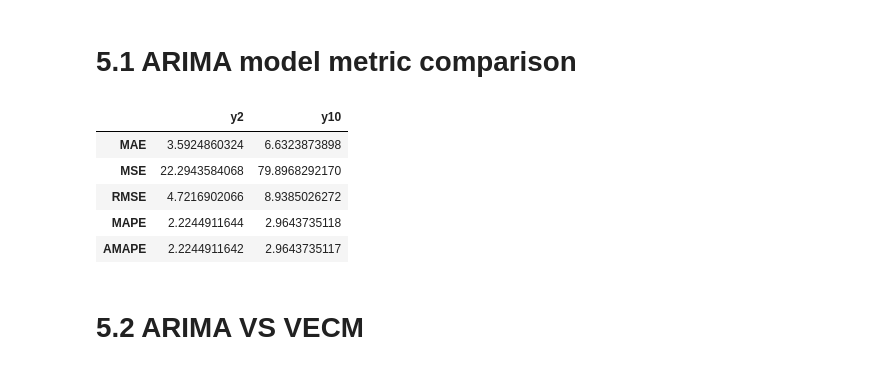
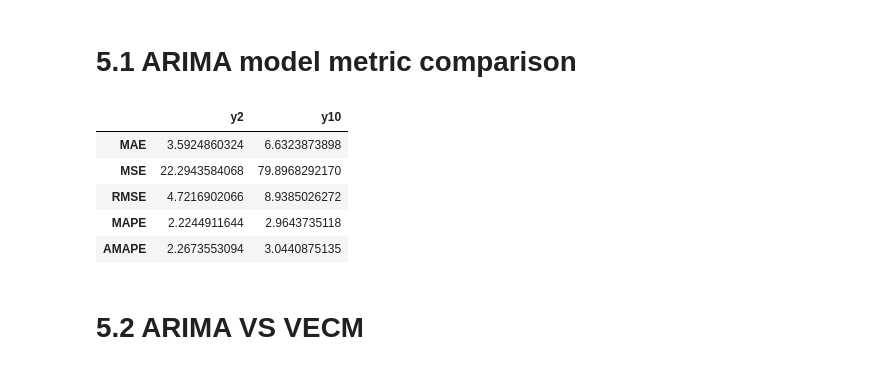
Before and after one commit to isidromoroso/TSA_project, a Jupyter notebook: Task1_JST_IMV.ipynb, the cells around one changed output. Cells and saved outputs as stored; diff of their text form; code cells hidden in the pictures.

Commit message:
Fixed error in Metric comparison

```diff
--- a/Task1_JST_IMV.ipynb
+++ b/Task1_JST_IMV.ipynb
@@ -2114,28 +2114,36 @@ AMAPE:2.96%
 # 5.1 ARIMA model metric comparison
 # %%
 # === ARIMA evaluation metrics ================================================
-# helper defined once near notebook top – no need to redefine here
-# def calc_metrics(true, pred): ...
+from sklearn.metrics import mean_absolute_error, mean_squared_error
+
+def calc_metrics(actual, pred):
+    mae  = mean_absolute_error(actual, pred)
+    mse  = mean_squared_error(actual, pred)
+    rmse = np.sqrt(mse)
+    mape = np.mean(np.abs((actual - pred) / actual)) * 100
+    amape = np.mean(np.abs((actual - pred) /
+                           ((np.abs(actual) + np.abs(pred)) / 2 + 1e-8))) * 100
+    return mae, mse, rmse, mape, amape
 
 arima_results = {}
 for label, df in [('y2', forecast_df), ('y10', forecast_df_y10)]:
     arima_results[label] = calc_metrics(
         df[f'actual {label}'].values,
         df['forecast'].values
     )
 
 metrics_arima_df = pd.DataFrame(
     arima_results,
     index=['MAE', 'MSE', 'RMSE', 'MAPE', 'AMAPE']
 )
 metrics_arima_df   # keep this variable for the final merge
 # %% [output]
 |  | y2 | y10 |
 | MAE | 3.5924860324 | 6.6323873898 |
 | MSE | 22.2943584068 | 79.8968292170 |
 | RMSE | 4.7216902066 | 8.9385026272 |
 | MAPE | 2.2244911644 | 2.9643735118 |
-| AMAPE | 2.2244911642 | 2.9643735117 |
+| AMAPE | 2.2673553094 | 3.0440875135 |
 # %% [markdown]
 # 5.2 ARIMA VS VECM
 # %%
```
Also changed, not shown: parts of 9 cells of this notebook.
